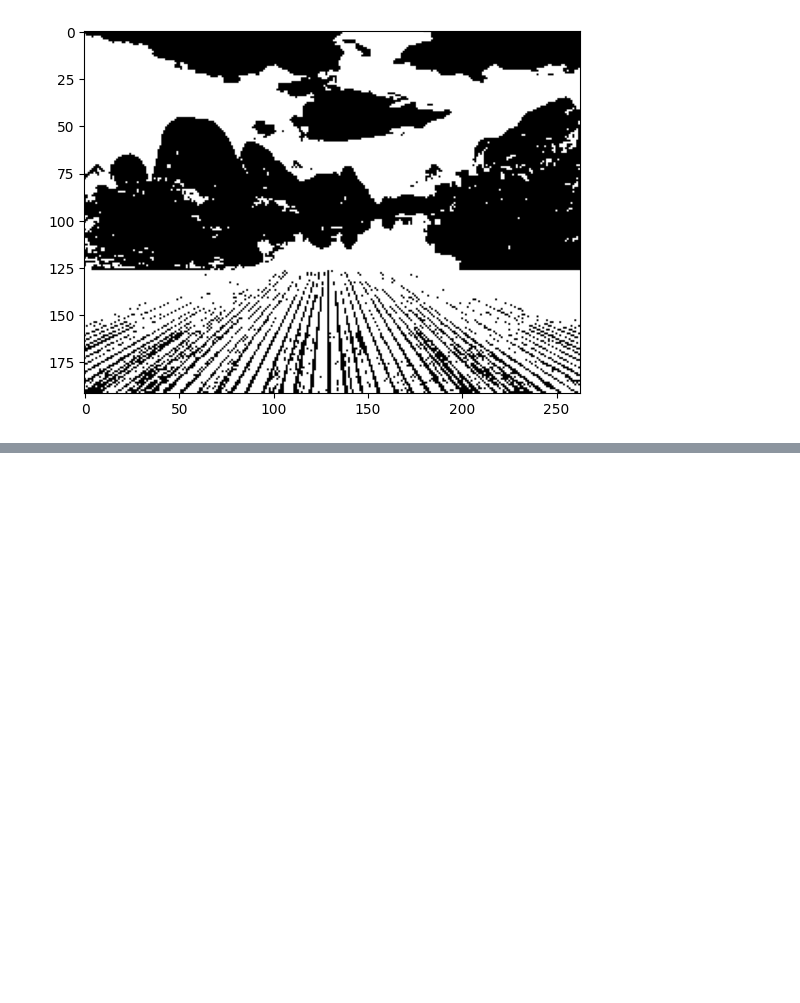
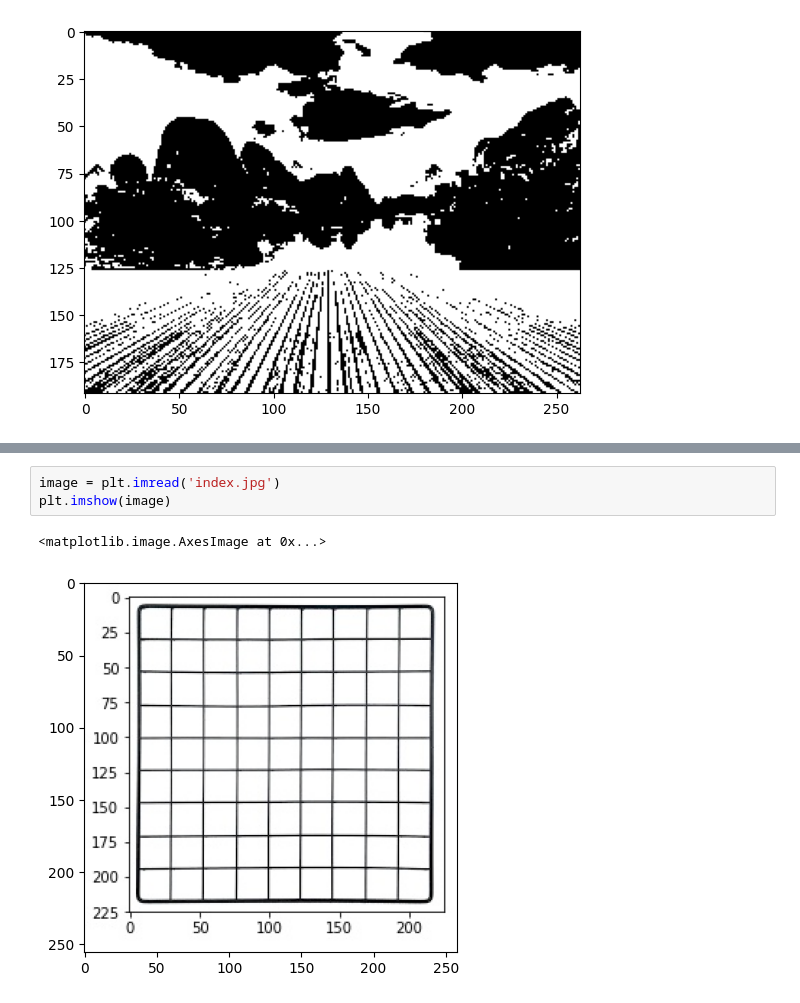
Before and after one commit to toriqultonu/Learning_PyTorch, a Jupyter notebook: Machine Learning/test.ipynb, the cells around one changed output, grey strips where cells are left out. Cells and saved outputs as stored; diff of their text form; blank space fills up the shorter version.

```diff
--- a/Machine Learning/test.ipynb
+++ b/Machine Learning/test.ipynb
@@ -27,0 +44,6 @@ plt.imshow(gray, cmap="gray")
+# %%
+image = plt.imread('index.jpg')
+plt.imshow(image)
+# %% [output]
+<matplotlib.image.AxesImage at 0x...>
+[figure, added]
```
Also changed, not shown: parts of 2 cells of this notebook, 1 other file.
